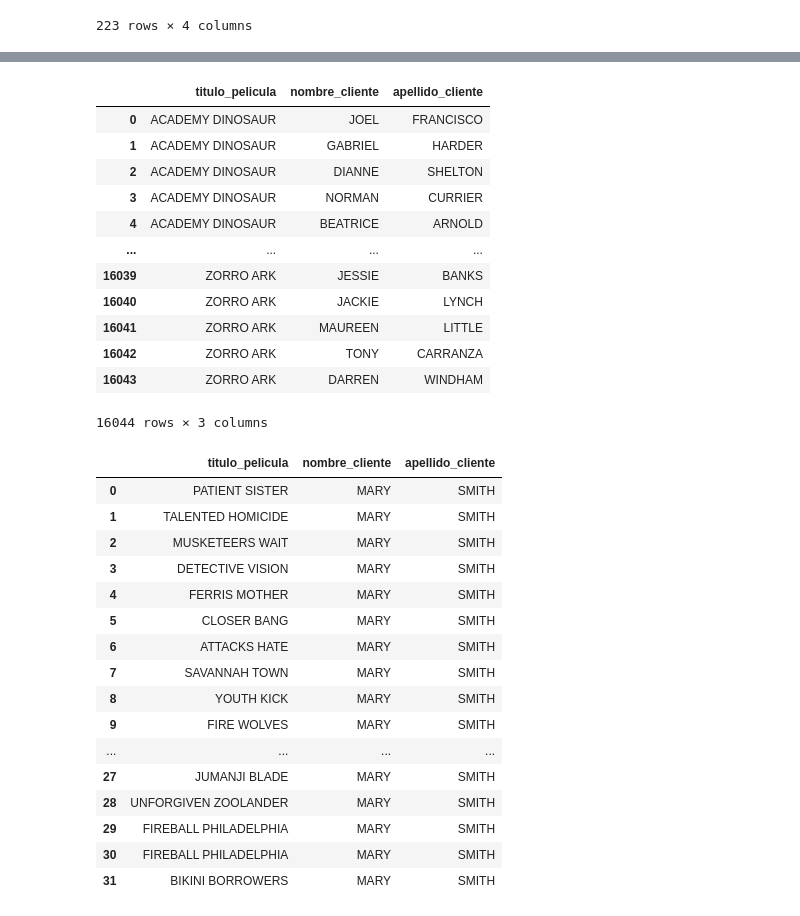
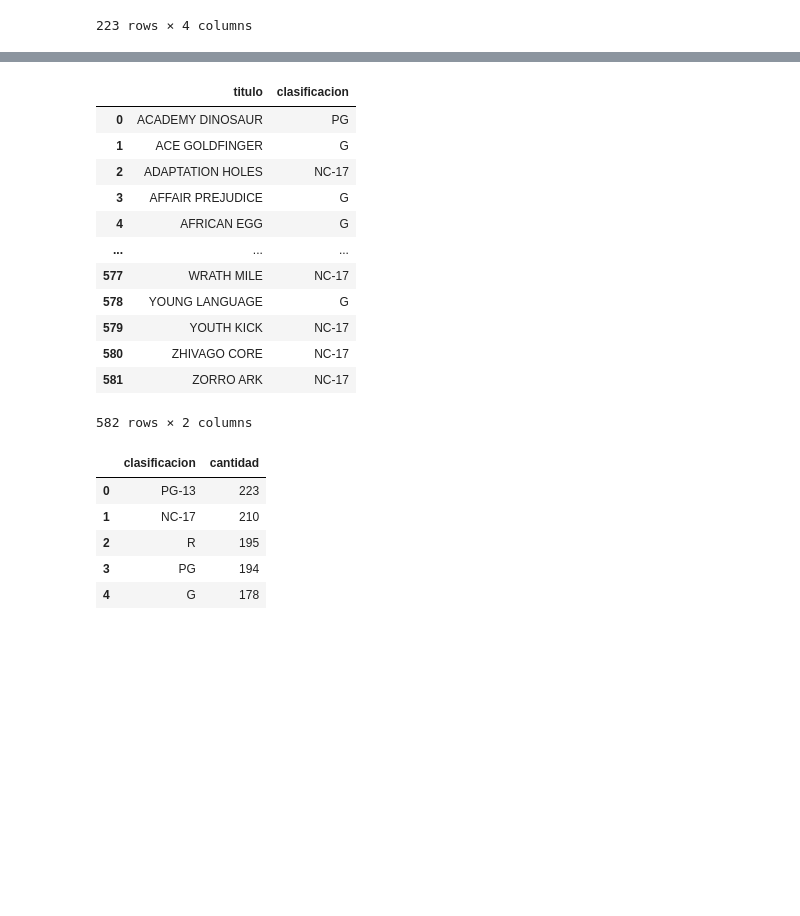
Before and after one commit to aliciasimfer/evaluacion-modulo-2-big-data, a Jupyter notebook: ejercicioFINALMODULO2.ipynb, the cells around one changed output, grey strips where cells are left out. Cells and saved outputs as stored; diff of their text form; code cells hidden in the pictures; blank space fills up the shorter version.

```diff
--- a/ejercicioFINALMODULO2.ipynb
+++ b/ejercicioFINALMODULO2.ipynb
@@ -504,72 +466,52 @@ df_s7
 # %%
-# Consulta 8: Muestra el título de las películas y el nombre del cliente que las rentó.
+# Consulta 8: Encuentra el titulo de las peliculas en la tabla film que no sean ni R ni PG-13 en cuanto a su clasificacion
 from sqlalchemy import create_engine
 import pandas as pd
 
-# Diseño la query utilizando un triple JOIN para conectar películas con sus clientes
 query_s8 = '''
-SELECT f.title AS titulo_pelicula,
-       c.first_name AS nombre_cliente,
-       c.last_name AS apellido_cliente
-FROM film AS f
-INNER JOIN inventory AS i ON f.film_id = i.film_id
-INNER JOIN rental AS r    ON i.inventory_id = r.inventory_id
-INNER JOIN customer AS c  ON r.customer_id = c.customer_id;
+SELECT title as titulo, rating AS clasificacion
+FROM film
+WHERE rating NOT IN ('PG-13', 'R');
 '''
 
 # Ejecuto la consulta apuntando al motor de Sakila
 df_s8 = pd.read_sql(query_s8, engine_sakila)
 df_s8
 # %% [output]
-|  | titulo_pelicula | nombre_cliente | apellido_cliente |
-| 0 | ACADEMY DINOSAUR | JOEL | FRANCISCO |
-| 1 | ACADEMY DINOSAUR | GABRIEL | HARDER |
-| 2 | ACADEMY DINOSAUR | DIANNE | SHELTON |
-| 3 | ACADEMY DINOSAUR | NORMAN | CURRIER |
-| 4 | ACADEMY DINOSAUR | BEATRICE | ARNOLD |
-| ... | ... | ... | ... |
-| 16039 | ZORRO ARK | JESSIE | BANKS |
-| 16040 | ZORRO ARK | JACKIE | LYNCH |
-| 16041 | ZORRO ARK | MAUREEN | LITTLE |
-| 16042 | ZORRO ARK | TONY | CARRANZA |
-| 16043 | ZORRO ARK | DARREN | WINDHAM |
+|  | titulo | clasificacion |
+| 0 | ACADEMY DINOSAUR | PG |
+| 1 | ACE GOLDFINGER | G |
+| 2 | ADAPTATION HOLES | NC-17 |
+| 3 | AFFAIR PREJUDICE | G |
+| 4 | AFRICAN EGG | G |
+| ... | ... | ... |
+| 577 | WRATH MILE | NC-17 |
+| 578 | YOUNG LANGUAGE | G |
+| 579 | YOUTH KICK | NC-17 |
+| 580 | ZHIVAGO CORE | NC-17 |
+| 581 | ZORRO ARK | NC-17 |
-16044 rows × 3 columns
+582 rows × 2 columns
 # %%
-# Consulta 9: Muestra el título de las películas y el nombre del cliente que las rentó, pero solo para aquellos clientes que tengan un nombre específico (por ejemplo, "Mary").
+# Consulta 9: Encuentra la cantidad total de peliculas en cada clasificacion de la tabla film y
+# muestra la clasificacion junto con el recuento
 from sqlalchemy import create_engine
 import pandas as pd
 
-# Diseño la query añadiendo la restricción WHERE sobre la columna de nombre del cliente
 query_s9 = '''
-SELECT f.title AS titulo_pelicula,
-       c.first_name AS nombre_cliente,
-       c.last_name AS apellido_cliente
-FROM film AS f
-INNER JOIN inventory AS i ON f.film_id = i.film_id
-INNER JOIN rental AS r    ON i.inventory_id = r.inventory_id
-INNER JOIN customer AS c  ON r.customer_id = c.customer_id
-WHERE c.first_name = 'MARY';
+SELECT rating AS clasificacion, COUNT(*) AS cantidad
+FROM film
+GROUP BY clasificacion
+ORDER BY cantidad DESC
 '''
 
 # Ejecuto la consulta apuntando al motor de Sakila
 df_s9 = pd.read_sql(query_s9, engine_sakila)
 df_s9
 # %% [output]
-|  | titulo_pelicula | nombre_cliente | apellido_cliente |
-| 0 | PATIENT SISTER | MARY | SMITH |
-| 1 | TALENTED HOMICIDE | MARY | SMITH |
-| 2 | MUSKETEERS WAIT | MARY | SMITH |
-| 3 | DETECTIVE VISION | MARY | SMITH |
-| 4 | FERRIS MOTHER | MARY | SMITH |
-| 5 | CLOSER BANG | MARY | SMITH |
-| 6 | ATTACKS HATE | MARY | SMITH |
-| 7 | SAVANNAH TOWN | MARY | SMITH |
-| 8 | YOUTH KICK | MARY | SMITH |
-| 9 | FIRE WOLVES | MARY | SMITH |
-| ... | ... | ... | ... |
-| 27 | JUMANJI BLADE | MARY | SMITH |
-| 28 | UNFORGIVEN ZOOLANDER | MARY | SMITH |
-| 29 | FIREBALL PHILADELPHIA | MARY | SMITH |
-| 30 | FIREBALL PHILADELPHIA | MARY | SMITH |
-| 31 | BIKINI BORROWERS | MARY | SMITH |
+|  | clasificacion | cantidad |
+| 0 | PG-13 | 223 |
+| 1 | NC-17 | 210 |
+| 2 | R | 195 |
+| 3 | PG | 194 |
+| 4 | G | 178 |
 # %%
```
Also changed, not shown: parts of 26 cells of this notebook, 3 other files.
